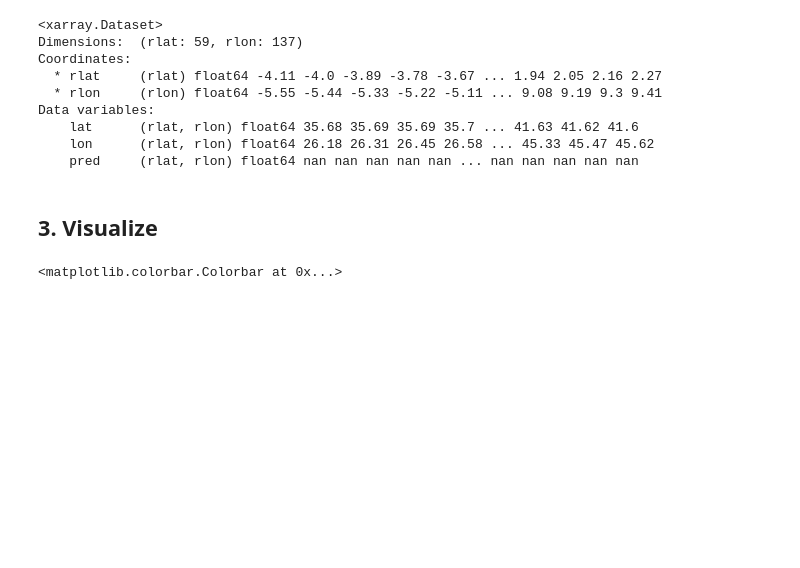
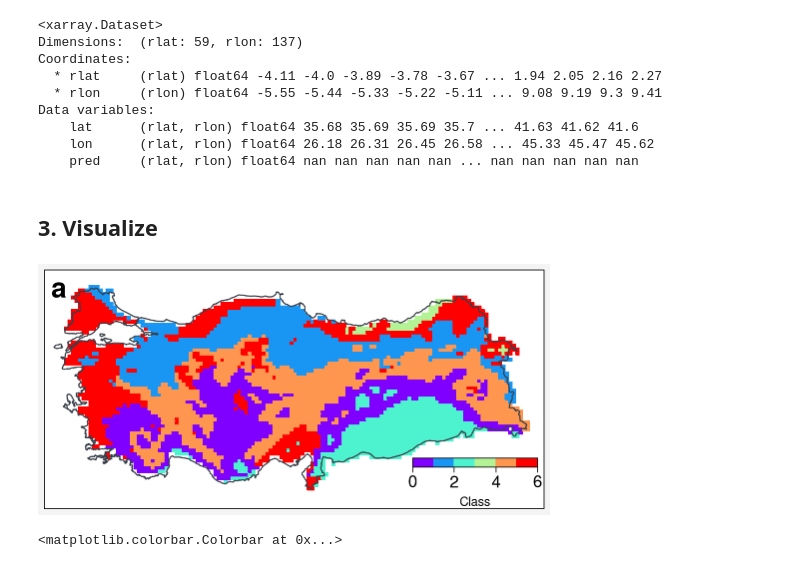
Before and after one commit to donmezkutay/msc-thesis-codes, a Jupyter notebook: kmeans_clustering.ipynb, the cells around one changed output. Saved outputs shown, nothing was run; the diff lists cells and outputs as text; code cells hidden in the pictures; blank space fills up the shorter version.

Commit message:
#various options for kmeans regionalization

```diff
--- a/kmeans_clustering.ipynb
+++ b/kmeans_clustering.ipynb
@@ -203,7 +244,7 @@ df_pred_with_na.to_excel(fr'{path_save}/result.xlsx')
 # %% [markdown]
 ## 2. Open Excel Data
 # %%
-results = pd.read_excel(fr'{path_save}/result.xlsx').set_index(['rlat', 'rlon'])[['lat', 'lon', 'pred']]
+results = pd.read_excel(fr'{path_save}/era5land_result_{season}.xlsx').set_index(['rlat', 'rlon'])[['lat', 'lon', 'pred']]
 # %%
 results
 # %% [output]
@@ -249,6 +290,83 @@ fig_array = [[1, 1],
 
 # graphic number
 graphic_no = 1
+# %%
+#%%capture
+
+# Create Figure -------------------------
+fig, axs = proplot.subplots(fig_array,
+                            aspect=10,
+                            axwidth=5,
+                            proj=lcc,
+                            hratios=tuple(np.ones(len(fig_array), dtype=int)),
+                            includepanels=True,
+                            hspace=-0.46,
+                            wspace=-0.16,
+                            sharey=0
+                           )
+
+# format whole figure
+axs.format(abcloc='ul',
+           #abcbbox = True,
+           abc_kw={'size':20},
+           abc=True,
+           zorder=50
+          )
+
+# Turkey limits
+axs.format(lonlim=(25.8, 45.1),
+           latlim=(35., 42.2),
+           longrid=False,
+           latgrid = False
+          )
+
+# format headers
+#axs.format(rowlabels=col_names,
+#           collabels=[fr'Reference - {season}',
+#                      fr'Projection - {season}']
+#          )
+
+# geographic axes
+utils.plot_geographic_features(axs,
+                               graphic_no
+                              )#
+# cmap norm
+cmap=plt.get_cmap('rainbow')
+clevs = np.arange(0, 7, 1
+                       )
+norm = BoundaryNorm(clevs,
+                    ncolors=cmap.N,
+                    clip=True
+                        )
+
+mesh = axs[0].pcolormesh(results_xr['rlon'],
+                    results_xr['rlat'],
+                    results_xr['pred'],
+                    cmap=cmap,
+                    norm=norm,
+                    transform=lcc,
+                    zorder=20,
+                                 )
+
+# colorbar
+axs[0].colorbar(mesh,
+             label='Class',
+             loc='lr', length=10,  # length is em widths
+             tickminor=False, alpha=0.5,
+             width=0.7,
+             labelsize = 9,
+             ticklabelsize = 12,
+             frame=False,
+             pad = 0.5,
+             ticks=[0,1,2,3,4,5,6]
+            )
+
+#save figure
+plt.savefig(fr'{path_general}/pictures/kmeans_BC_{n_clusters}region_{season}.jpeg',
+            bbox_inches='tight', optimize=True,
+            progressive=True, dpi=300)
+# %% [output]
+[figure, added]
 # %%
 #%%capture
 
```
Also changed, not shown: parts of 16 cells of this notebook.
